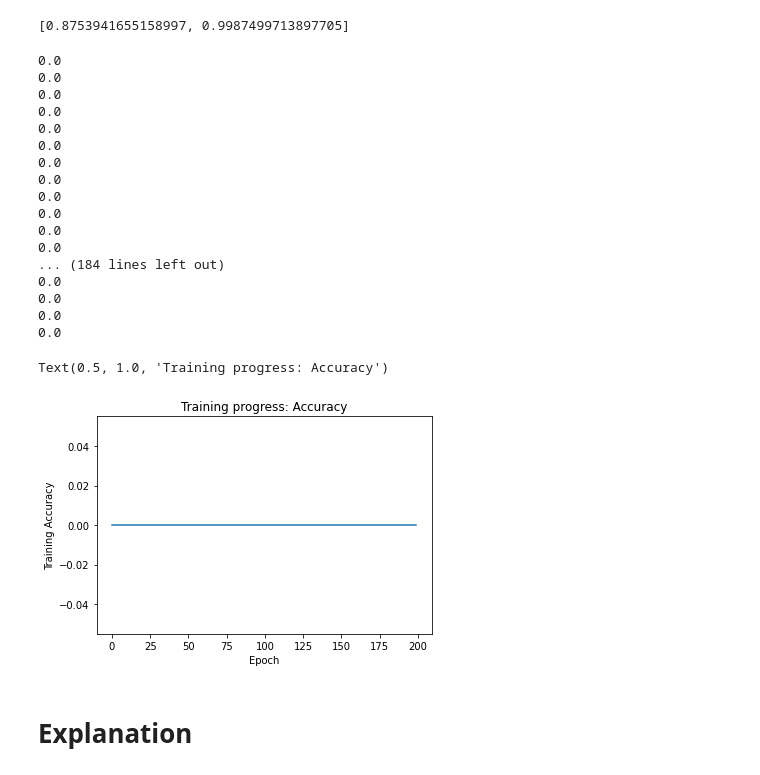
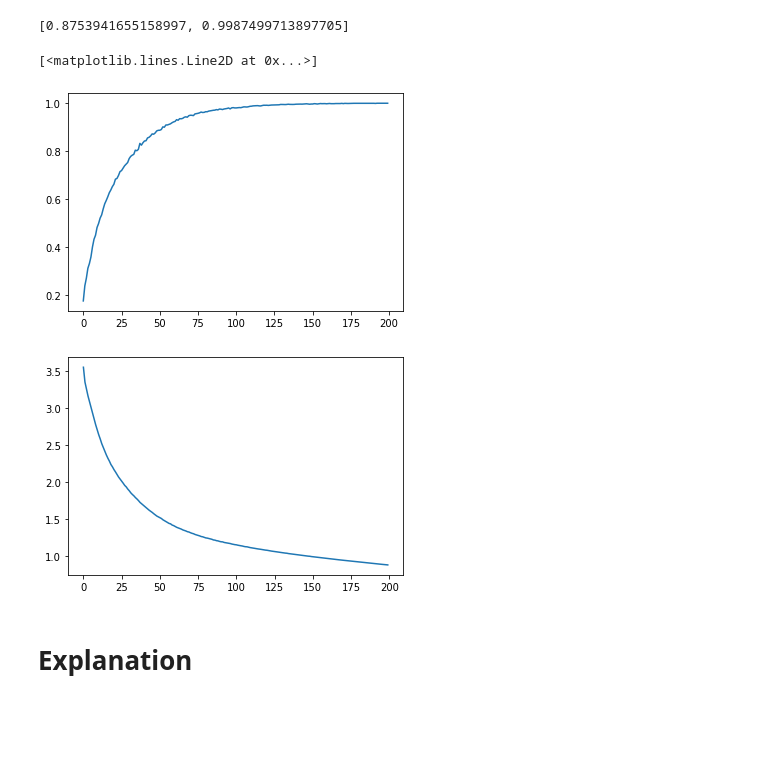
Before and after one commit to Awesome-guys-in-ECE1747/ECE1512_2022W_ProjectRepo_J.Xu_and_W.Xu, a Jupyter notebook: ProjectA/Project_A_Supp/MNIST1D.ipynb, the cells around one changed output. Drawn from its saved outputs; the diff is of its cells as text; code cells hidden in the pictures; blank space fills up the shorter version.

```diff
--- a/ProjectA/Project_A_Supp/MNIST1D.ipynb
+++ b/ProjectA/Project_A_Supp/MNIST1D.ipynb
@@ -351,7 +351,7 @@ train_x=train_x.reshape(4000,40,1)
 train_y=tensorflow.keras.utils.to_categorical(train_y, num_classes=10)
 
 # print(X.shape)
-model.fit(x=train_x,y=train_y,epochs=200,
+history=model.fit(x=train_x,y=train_y,epochs=200,
 #                     steps_per_epoch=len(X) // 32,
                     callbacks=[tensorboard_cb],
                     shuffle = True,
@@ -386,53 +386,43 @@ model.evaluate(train_x,train_y, verbose=1, batch_size=32)
 # %%
 ##Task1-Question3.a
 
 #Your code
-model=load_model('MNIST1D.h5')
-def my_summary_iterator(path):
-  for r in tf_record.tf_record_iterator(path):
-    yield event_pb2.Event.FromString(r)
-train_acc = []
-train_loss = []
-train_lr = []
-# print('./log2/train/' + os.listdir('./log2/train')[2])
-for e in my_summary_iterator('log2/train/' + os.listdir('log2/train')[-1]):
-  for v in e.summary.value:
-    if v.tag == 'epoch_accuracy':
-      train_acc.append(v.simple_value)
-      print(v.simple_value)
-    elif v.tag == 'epoch_loss':
-      train_loss.append(v.simple_value)
+train_acc=history.history['accuracy']
+train_loss=history.history['loss']
+plt.plot(train_acc)
+plt.figure()
+plt.plot(train_loss)
 
-plt.plot(np.arange(len(train_acc)), train_acc)
-plt.xlabel('Epoch')
-plt.ylabel('Training Accuracy')
-plt.title('Training progress: Accuracy')
+# model=load_model('MNIST1D.h5')
+# def my_summary_iterator(path):
+#   for r in tf_record.tf_record_iterator(path):
+#     yield event_pb2.Event.FromString(r)
+# train_acc = []
+# train_loss = []
+# train_lr = []
+# # print('./log2/train/' + os.listdir('./log2/train')[2])
+# for e in my_summary_iterator('log2/train/' + os.listdir('log2/train')[-1]):
+#   for v in e.summary.value:
+#     if v.tag == 'epoch_accuracy':
+#       train_acc.append(v.simple_value)
+#       print(v.simple_value)
+#     elif v.tag == 'epoch_loss':
+#       train_loss.append(v.simple_value)
+
+# plt.plot(np.arange(len(train_acc)), train_acc)
+# plt.xlabel('Epoch')
+# plt.ylabel('Training Accuracy')
+# plt.title('Training progress: Accuracy')
 
 # plt.plot(np.arange(len(train_loss)), train_loss)
 # plt.xlabel('Epoch')
 # plt.ylabel('Training Loss')
 # plt.title('Training progress: Loss')
 #
 # %% [output]
-0.0
-0.0
-0.0
-0.0
-0.0
-0.0
-0.0
-0.0
-0.0
-0.0
-0.0
-0.0
-... (184 lines left out)
-0.0
-0.0
-0.0
-0.0
+[<matplotlib.lines.Line2D at 0x...>]
-Text(0.5, 1.0, 'Training progress: Accuracy')
-[figure, old version]
+[figure, new version]
+[figure, added]
 # %% [markdown]
 # Explanation
 # %%
```
Also changed, not shown: parts of 2 cells of this notebook, 4 other files.
